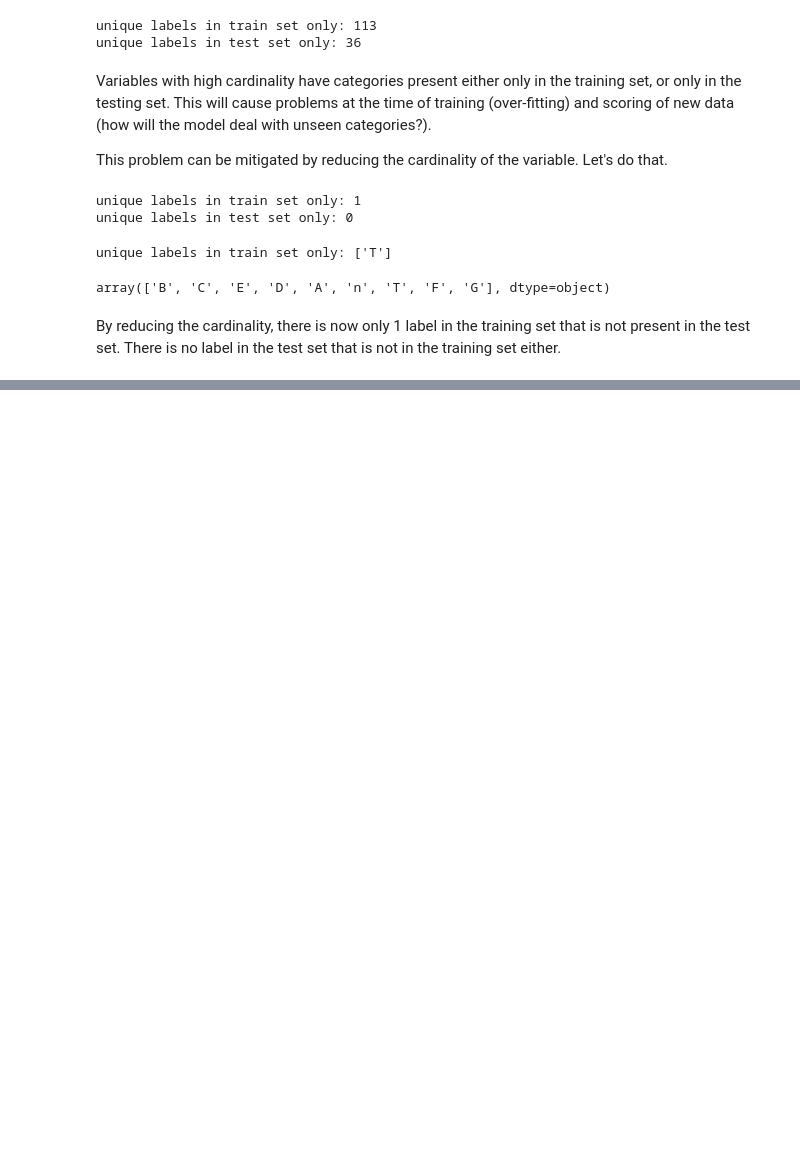
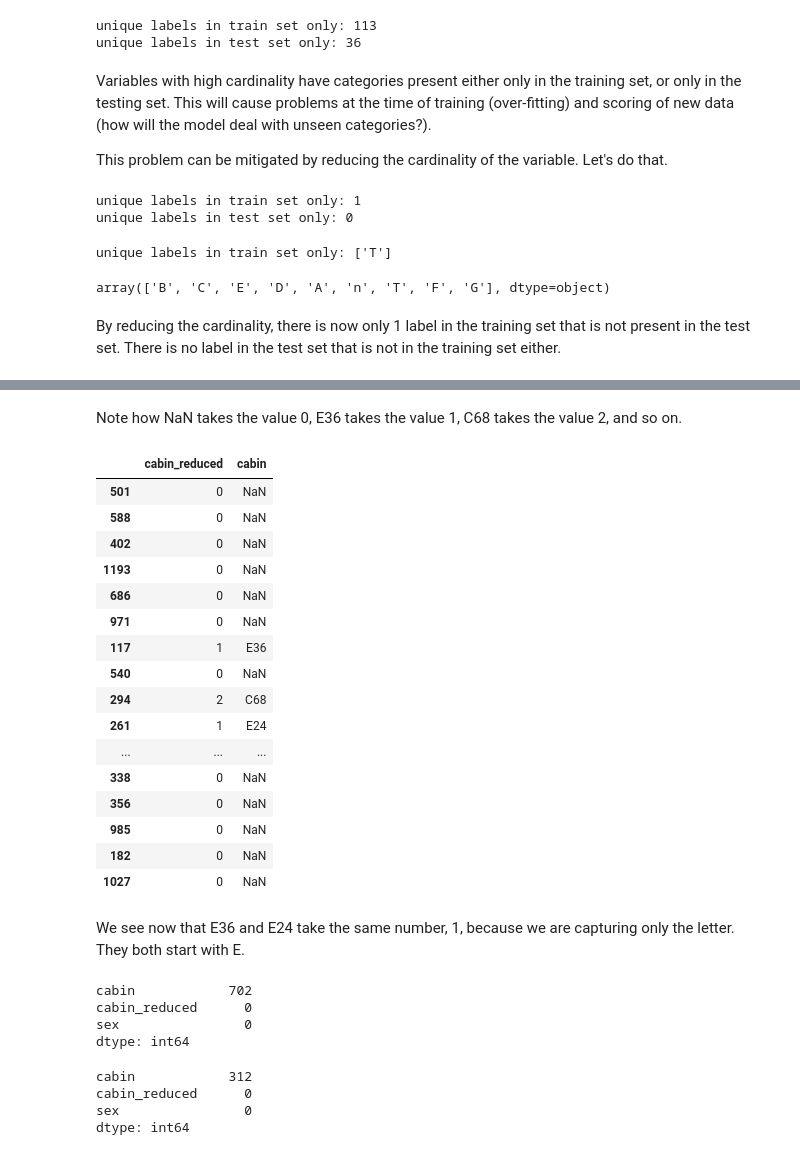
Before and after one commit to dajebbar/feature_engineering, a Jupyter notebook: python_fe/Lec-2.ipynb, the cells around one changed output, grey strips where cells are left out. Drawn from its saved outputs; the diff is of its cells as text; code cells hidden in the pictures; blank space fills up the shorter version.

Commit message:
cat mapped | reduced

```diff
--- a/python_fe/Lec-2.ipynb
+++ b/python_fe/Lec-2.ipynb
@@ -447,0 +448,8 @@ cabin_dict
+# %%
+# Replace the labels in cabin with the dictionary
+# we just created.
+
+X_train['cabin_mapped'] = X_train['cabin'].map(cabin_dict)
+X_test['cabin_mapped'] = X_test['cabin'].map(cabin_dict)
+
+X_train[['cabin_mapped', 'cabin']].head(10)
@@ -447,0 +468,34 @@ cabin_dict
+# %% [markdown]
+Note how NaN takes the value 0, E36 takes the value 1, C68 takes the value 2, and so on.
+# %%
+# Now I will replace the letters in the reduced cabin variable
+# using the same procedure.
+
+# Create replacement dictionary.
+cabin_dict = {k: i for i, k in enumerate(X_train['cabin_reduced'].unique(), 0)}
+
+# Replace labels by numbers using dictionary.
+X_train['cabin_reduced'] = X_train['cabin_reduced'].map(cabin_dict)
+X_test['cabin_reduced'] = X_test['cabin_reduced'].map(cabin_dict)
+
+X_train[['cabin_reduced', 'cabin']].head(20)
+# %% [output]
+|  | cabin_reduced | cabin |
+| 501 | 0 | NaN |
+| 588 | 0 | NaN |
+| 402 | 0 | NaN |
+| 1193 | 0 | NaN |
+| 686 | 0 | NaN |
+| 971 | 0 | NaN |
+| 117 | 1 | E36 |
+| 540 | 0 | NaN |
+| 294 | 2 | C68 |
+| 261 | 1 | E24 |
+| ... | ... | ... |
+| 338 | 0 | NaN |
+| 356 | 0 | NaN |
+| 985 | 0 | NaN |
+| 182 | 0 | NaN |
+| 1027 | 0 | NaN |
+# %% [markdown]
+We see now that E36 and E24 take the same number, 1, because we are capturing only the letter. They both start with E.
@@ -447,0 +506,15 @@ cabin_dict
+# %%
+# Check if there are missing values in these variables.
+X_train[use_cols].isna().sum()
+# %% [output]
+cabin            702
+cabin_reduced      0
+sex                0
+dtype: int64
+# %%
+X_test[use_cols].isna().sum()
+# %% [output]
+cabin            312
+cabin_reduced      0
+sex                0
+dtype: int64
```
Also changed, not shown: parts of 8 cells of this notebook.
